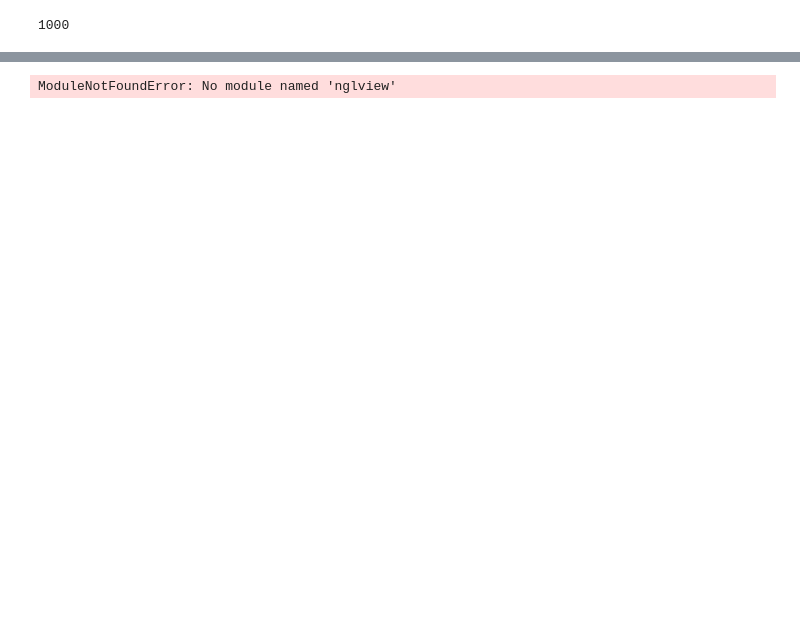
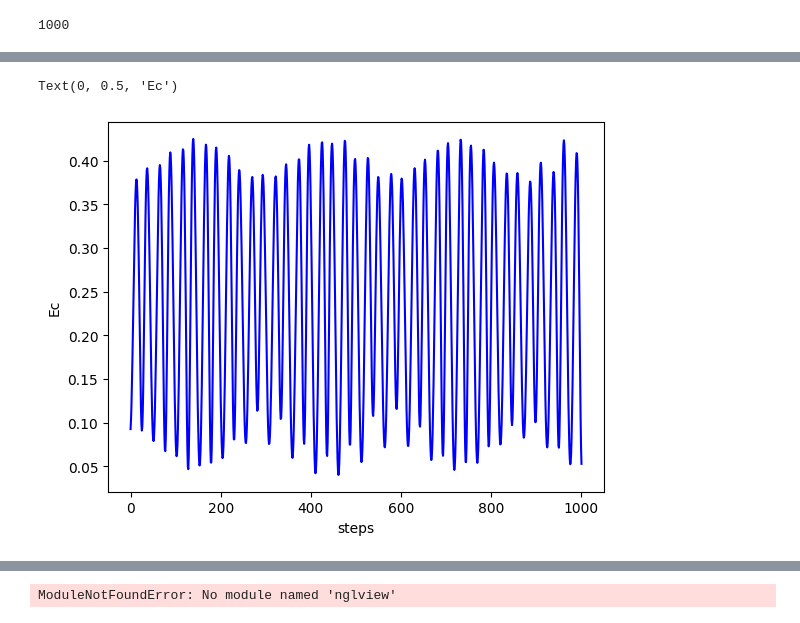
Before and after one commit to fireball-QMD/fireballpy, a Jupyter notebook: examples/dinamic.ipynb, the cells around one changed output, grey strips where cells are left out. Saved outputs shown, nothing was run; the diff lists cells and outputs as text; code cells hidden in the pictures; blank space fills up the shorter version.

```diff
--- a/examples/dinamic.ipynb
+++ b/examples/dinamic.ipynb
@@ -51,3 +51,10 @@ Text(0, 0.5, 'Energy (eV)')
+# %%
+plt.plot(time, Ec, label='Ec', color='b')
+plt.xlabel('steps')
+plt.ylabel('Ec')
+# %% [output]
+Text(0, 0.5, 'Ec')
+[figure, added]
 # %%
 plt.plot(time, F, label='F', color='b')
 plt.xlabel('steps')
```
Also changed, not shown: parts of 5 cells of this notebook, 5 other files.
